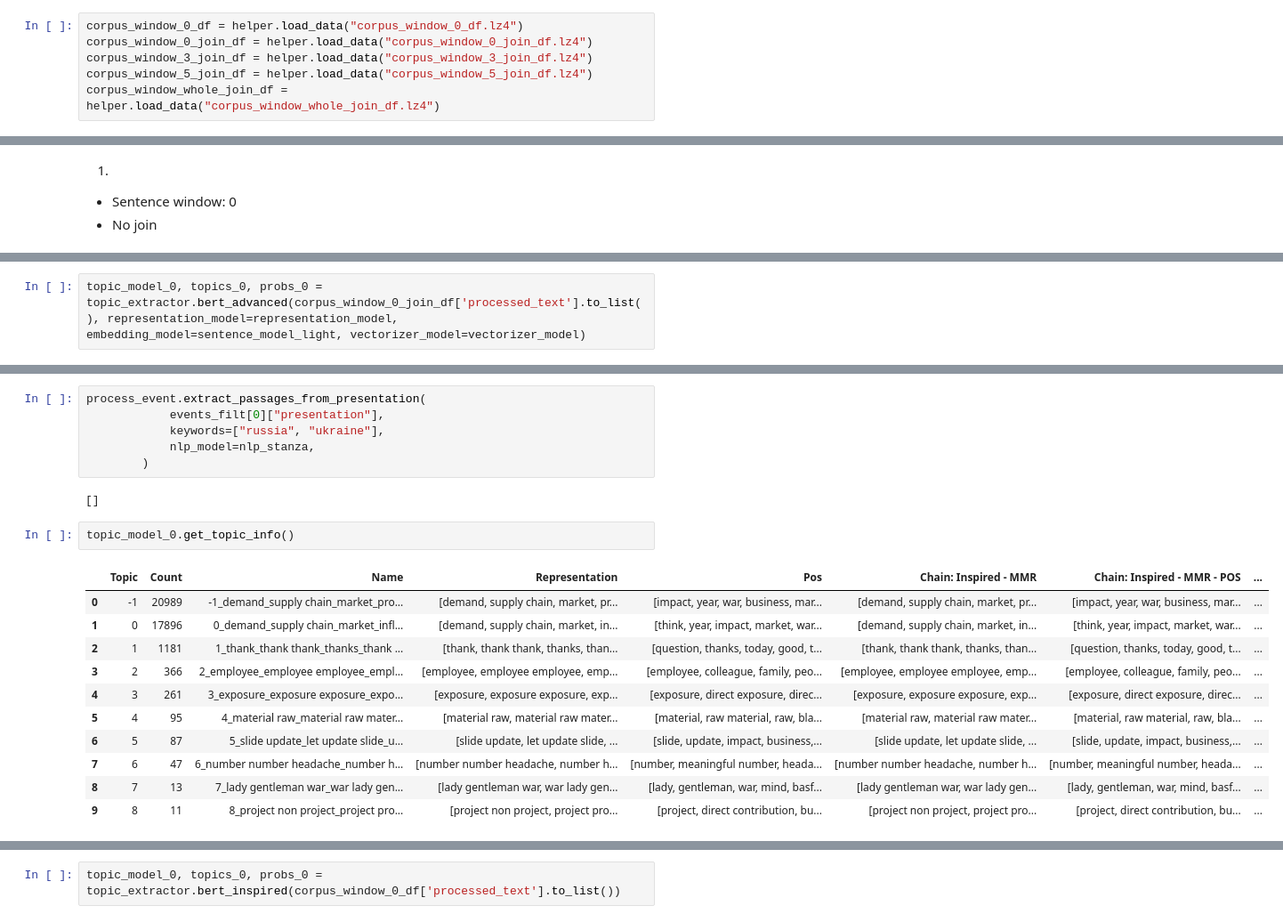
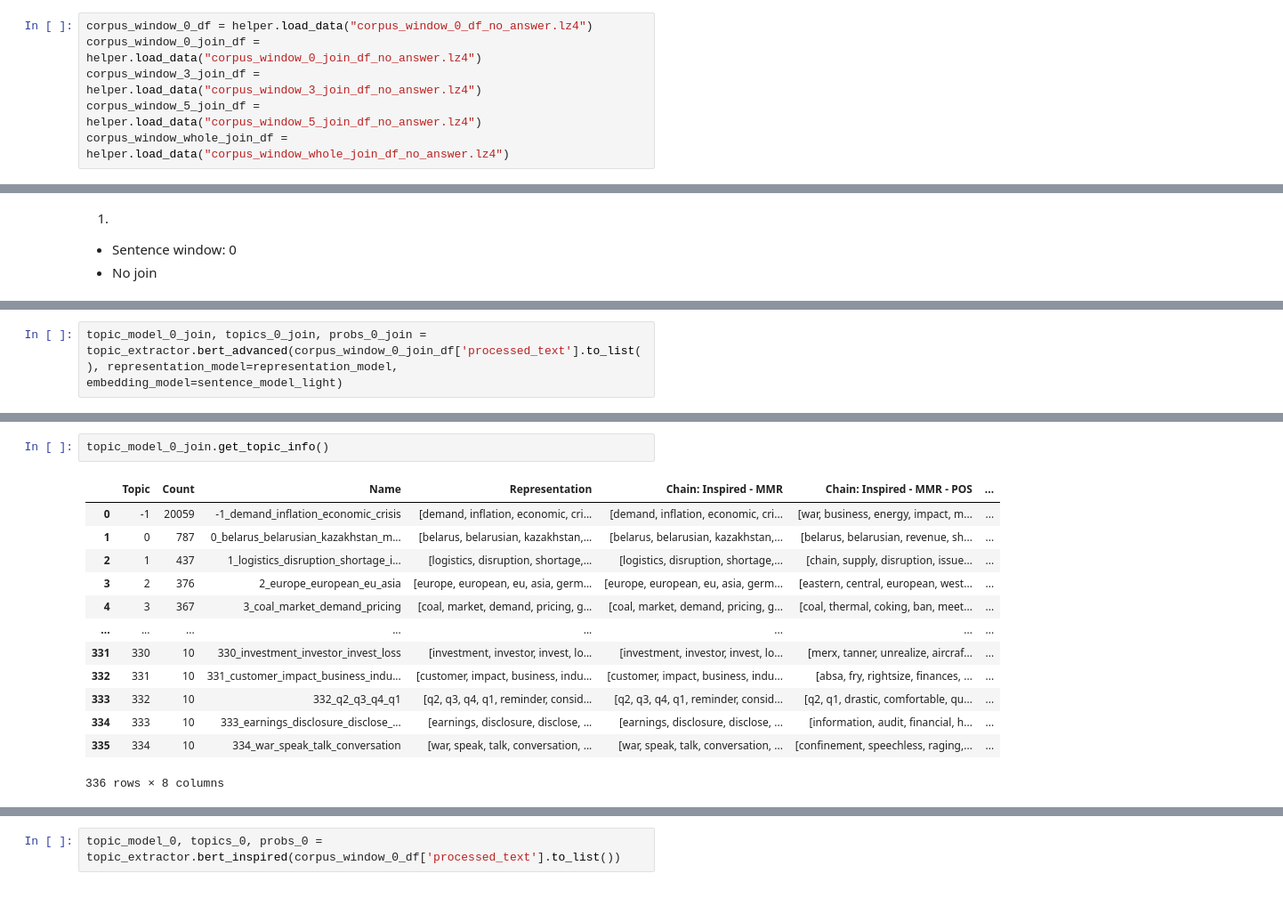
Before and after one commit to falseAzure/infineac, a Jupyter notebook: notebooks/infineac.ipynb, the cells around one changed output, grey strips where cells are left out. Shown at 89% size. Cells and saved outputs as stored; diff of their text form; blank space fills up the shorter version.

```diff
--- a/notebooks/infineac.ipynb
+++ b/notebooks/infineac.ipynb
@@ -305,6 +305,6 @@ helper.save_data(corpus_window_whole_join_df, "corpus_window_whole_join_df", com
 # %%
-corpus_window_0_df = helper.load_data("corpus_window_0_df.lz4")
-corpus_window_0_join_df = helper.load_data("corpus_window_0_join_df.lz4")
-corpus_window_3_join_df = helper.load_data("corpus_window_3_join_df.lz4")
-corpus_window_5_join_df = helper.load_data("corpus_window_5_join_df.lz4")
-corpus_window_whole_join_df = helper.load_data("corpus_window_whole_join_df.lz4")
+corpus_window_0_df = helper.load_data("corpus_window_0_df_no_answer.lz4")
+corpus_window_0_join_df = helper.load_data("corpus_window_0_join_df_no_answer.lz4")
+corpus_window_3_join_df = helper.load_data("corpus_window_3_join_df_no_answer.lz4")
+corpus_window_5_join_df = helper.load_data("corpus_window_5_join_df_no_answer.lz4")
+corpus_window_whole_join_df = helper.load_data("corpus_window_whole_join_df_no_answer.lz4")
@@ -415,3 +441,3 @@ representation_model = {
 # %%
-topic_model_0, topics_0, probs_0 = topic_extractor.bert_advanced(corpus_window_0_join_df['processed_text'].to_list(), representation_model=representation_model, embedding_model=sentence_model_light, vectorizer_model=vectorizer_model)
+topic_model_0_join, topics_0_join, probs_0_join = topic_extractor.bert_advanced(corpus_window_0_join_df['processed_text'].to_list(), representation_model=representation_model, embedding_model=sentence_model_light)
 # %% [output]
@@ -422,22 +447,16 @@ topic_model_0, topics_0, probs_0 = topic_extractor.bert_advanced(corpus_window_0
-# %%
-process_event.extract_passages_from_presentation(
-            events_filt[0]["presentation"],
-            keywords=["russia", "ukraine"],
-            nlp_model=nlp_stanza,
-        )
-# %% [output]
-[]
 # %%
-topic_model_0.get_topic_info()
+topic_model_0_join.get_topic_info()
 # %% [output]
-|  | Topic | Count | Name | Representation | Pos | Chain: Inspired - MMR | Chain: Inspired - MMR - POS | ... |
-| 0 | -1 | 20989 | -1_demand_supply chain_market_pro... | [demand, supply chain, market, pr... | [impact, year, war, business, mar... | [demand, supply chain, market, pr... | [impact, year, war, business, mar... | ... |
-| 1 | 0 | 17896 | 0_demand_supply chain_market_infl... | [demand, supply chain, market, in... | [think, year, impact, market, war... | [demand, supply chain, market, in... | [think, year, impact, market, war... | ... |
-| 2 | 1 | 1181 | 1_thank_thank thank_thanks_thank ... | [thank, thank thank, thanks, than... | [question, thanks, today, good, t... | [thank, thank thank, thanks, than... | [question, thanks, today, good, t... | ... |
-| 3 | 2 | 366 | 2_employee_employee employee_empl... | [employee, employee employee, emp... | [employee, colleague, family, peo... | [employee, employee employee, emp... | [employee, colleague, family, peo... | ... |
-| 4 | 3 | 261 | 3_exposure_exposure exposure_expo... | [exposure, exposure exposure, exp... | [exposure, direct exposure, direc... | [exposure, exposure exposure, exp... | [exposure, direct exposure, direc... | ... |
-| 5 | 4 | 95 | 4_material raw_material raw mater... | [material raw, material raw mater... | [material, raw material, raw, bla... | [material raw, material raw mater... | [material, raw material, raw, bla... | ... |
-| 6 | 5 | 87 | 5_slide update_let update slide_u... | [slide update, let update slide, ... | [slide, update, impact, business,... | [slide update, let update slide, ... | [slide, update, impact, business,... | ... |
-| 7 | 6 | 47 | 6_number number headache_number h... | [number number headache, number h... | [number, meaningful number, heada... | [number number headache, number h... | [number, meaningful number, heada... | ... |
-| 8 | 7 | 13 | 7_lady gentleman war_war lady gen... | [lady gentleman war, war lady gen... | [lady, gentleman, war, mind, basf... | [lady gentleman war, war lady gen... | [lady, gentleman, war, mind, basf... | ... |
-| 9 | 8 | 11 | 8_project non project_project pro... | [project non project, project pro... | [project, direct contribution, bu... | [project non project, project pro... | [project, direct contribution, bu... | ... |
+|  | Topic | Count | Name | Representation | Chain: Inspired - MMR | Chain: Inspired - MMR - POS | ... |
+| 0 | -1 | 20059 | -1_demand_inflation_economic_crisis | [demand, inflation, economic, cri... | [demand, inflation, economic, cri... | [war, business, energy, impact, m... | ... |
+| 1 | 0 | 787 | 0_belarus_belarusian_kazakhstan_m... | [belarus, belarusian, kazakhstan,... | [belarus, belarusian, kazakhstan,... | [belarus, belarusian, revenue, sh... | ... |
+| 2 | 1 | 437 | 1_logistics_disruption_shortage_i... | [logistics, disruption, shortage,... | [logistics, disruption, shortage,... | [chain, supply, disruption, issue... | ... |
+| 3 | 2 | 376 | 2_europe_european_eu_asia | [europe, european, eu, asia, germ... | [europe, european, eu, asia, germ... | [eastern, central, european, west... | ... |
+| 4 | 3 | 367 | 3_coal_market_demand_pricing | [coal, market, demand, pricing, g... | [coal, market, demand, pricing, g... | [coal, thermal, coking, ban, meet... | ... |
+| ... | ... | ... | ... | ... | ... | ... | ... |
+| 331 | 330 | 10 | 330_investment_investor_invest_loss | [investment, investor, invest, lo... | [investment, investor, invest, lo... | [merx, tanner, unrealize, aircraf... | ... |
+| 332 | 331 | 10 | 331_customer_impact_business_indu... | [customer, impact, business, indu... | [customer, impact, business, indu... | [absa, fry, rightsize, finances, ... | ... |
+| 333 | 332 | 10 | 332_q2_q3_q4_q1 | [q2, q3, q4, q1, reminder, consid... | [q2, q3, q4, q1, reminder, consid... | [q2, q1, drastic, comfortable, qu... | ... |
+| 334 | 333 | 10 | 333_earnings_disclosure_disclose_... | [earnings, disclosure, disclose, ... | [earnings, disclosure, disclose, ... | [information, audit, financial, h... | ... |
+| 335 | 334 | 10 | 334_war_speak_talk_conversation | [war, speak, talk, conversation, ... | [war, speak, talk, conversation, ... | [confinement, speechless, raging,... | ... |
+336 rows × 8 columns
```
Also changed, not shown: parts of 19 cells of this notebook.
